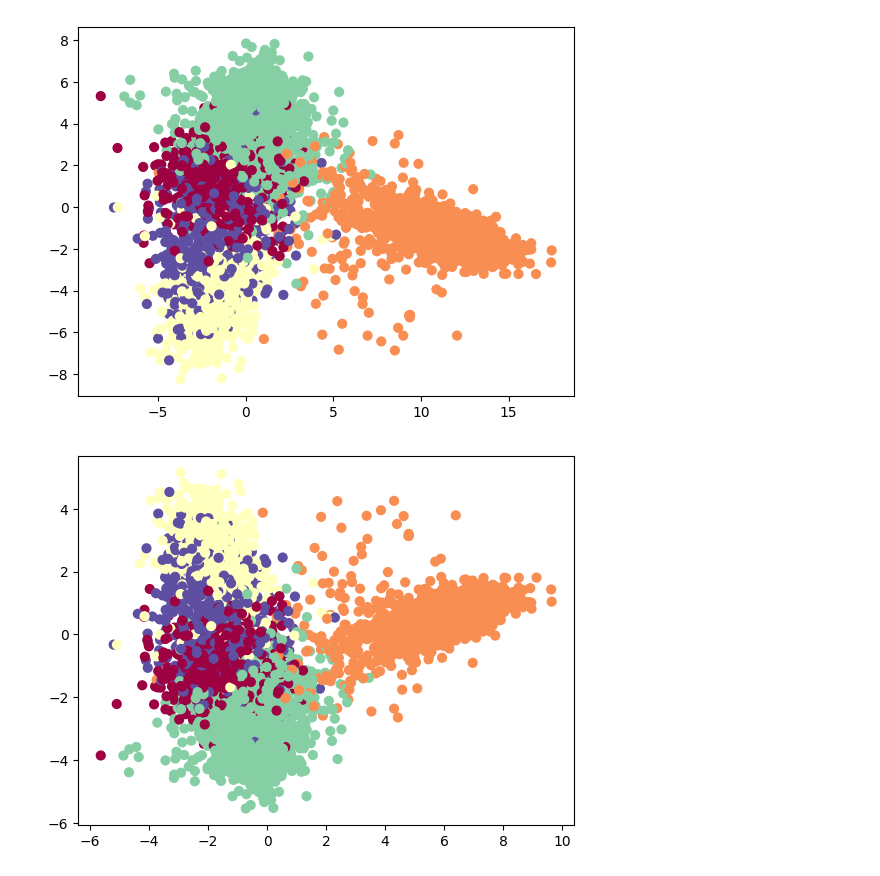
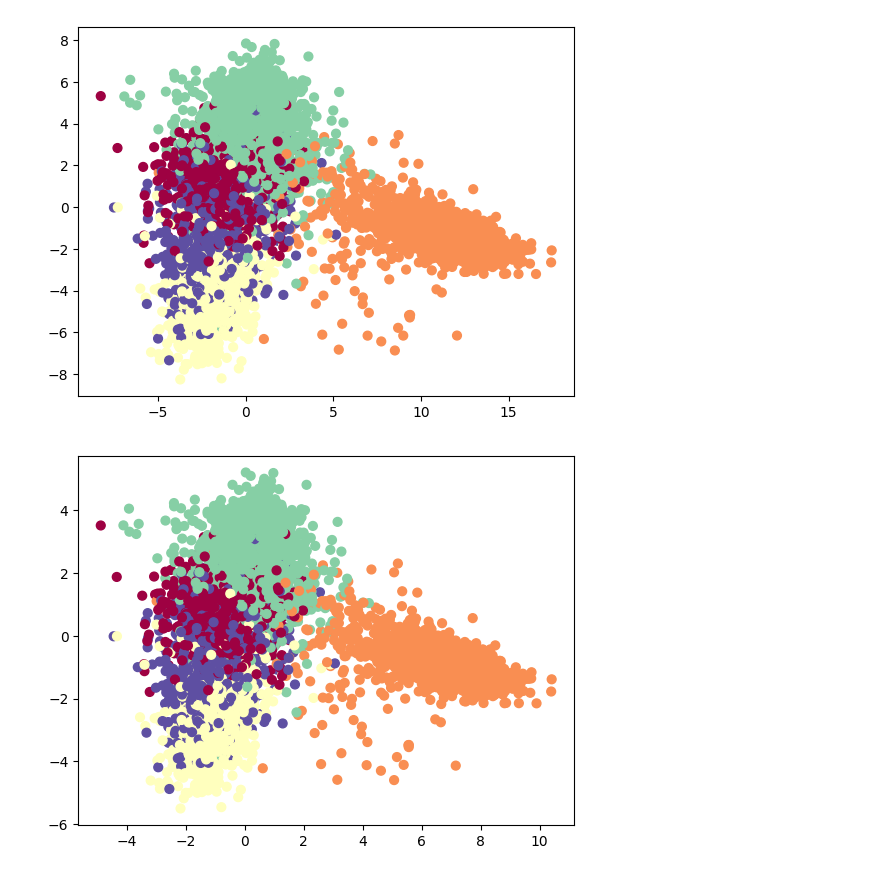
Before and after one commit to m3bogdan/ML-project, a Jupyter notebook: src/LDA.ipynb, the cells around one changed output. Drawn from its saved outputs; the diff is of its cells as text; code cells hidden in the pictures.

```diff
--- a/src/LDA.ipynb
+++ b/src/LDA.ipynb
@@ -254,13 +254,13 @@ plt.show()
 # %%
 from sklearn.discriminant_analysis import LinearDiscriminantAnalysis
 
 # Implement LDA
-lda = LinearDiscriminantAnalysis(n_components=2)
+lda = LinearDiscriminantAnalysis(n_components=2, solver='eigen')
 lda.fit(X, y)
 X_lda = lda.transform(X)
 
 #plot the scatter plot of LDA
 plt.scatter(X_lda[:, 0], X_lda[:, 1], c=y, s=40, cmap=plt.cm.Spectral)
 plt.show()
 # %% [output]
-[figure, old version]
+[figure, new version]
```
Also changed, not shown: 2 other files.
